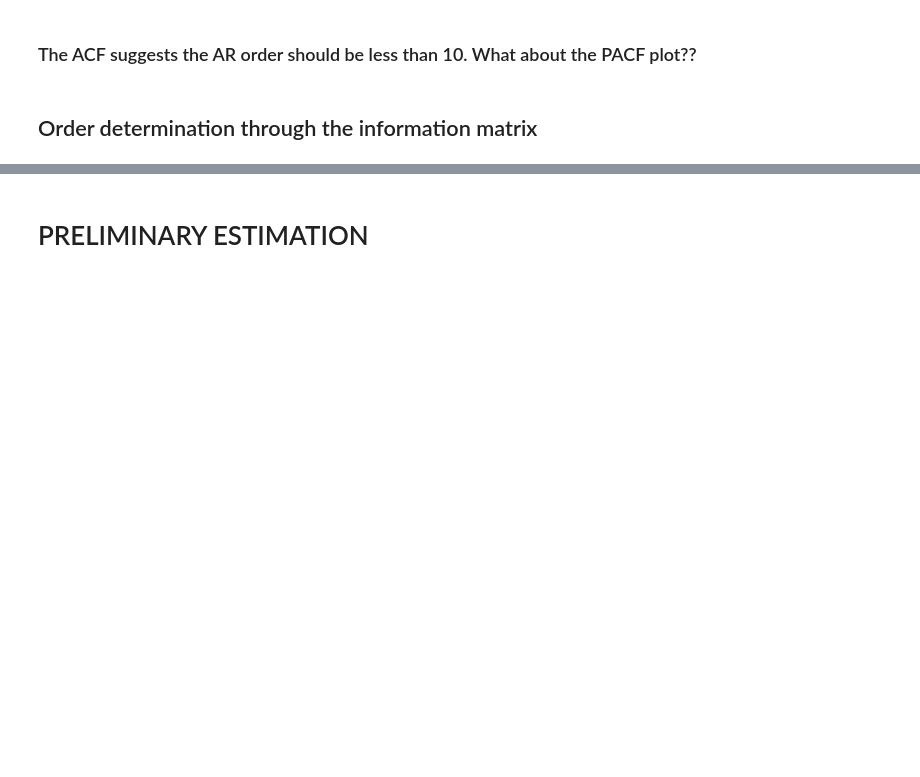
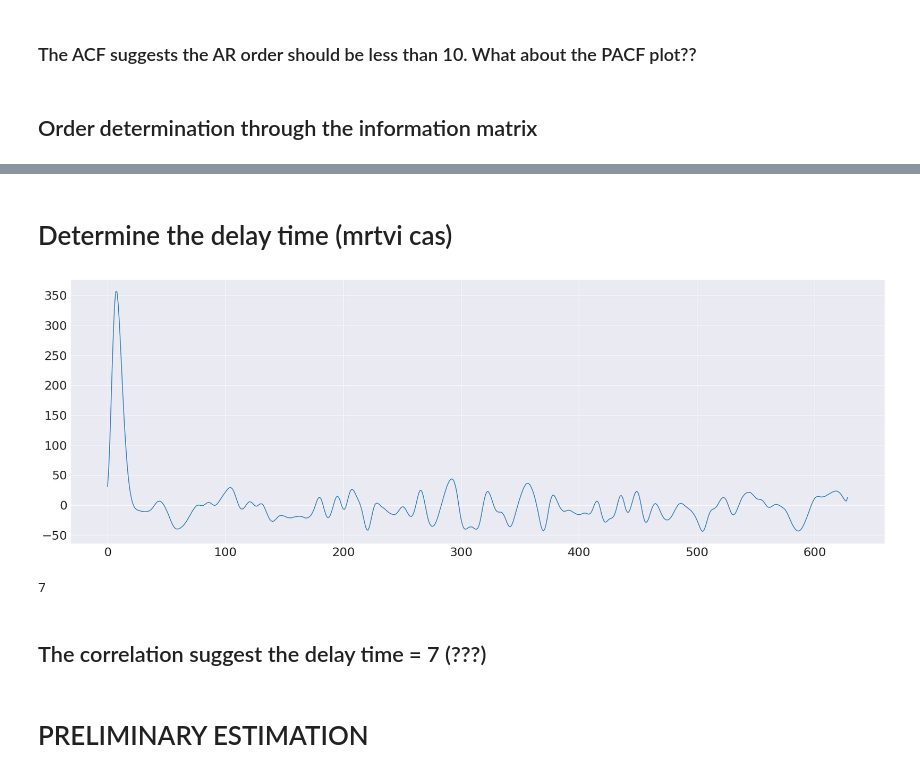
Before and after one commit to nyuhanc/BLA, a Jupyter notebook: 0_preliminary_analysis.ipynb, the cells around one changed output, grey strips where cells are left out. Saved outputs shown, nothing was run; the diff lists cells and outputs as text; code cells hidden in the pictures; blank space fills up the shorter version.

```diff
--- a/0_preliminary_analysis.ipynb
+++ b/0_preliminary_analysis.ipynb
@@ -212,3 +213,18 @@ plt.show()
+# %% [markdown]
+# Determine the delay time (mrtvi cas)
+# %%
+plt.figure(figsize=(30,10))
+#corr = np.convolve(df2['u'], df2['y'])
+corr = [np.sum(df2['u']*np.roll(df2['y'],-i)) for i in range(len(df2['u']))]
+plt.plot(corr)
+plt.show()
+
+print(np.argmax(corr))
+# %% [output]
+[figure, added]
+7
+# %% [markdown]
+## The correlation suggest the delay time = 7 (???)
 # %% [markdown]
 # PRELIMINARY ESTIMATION
 # %% [markdown]
```
Also changed, not shown: parts of 3 cells of this notebook.
